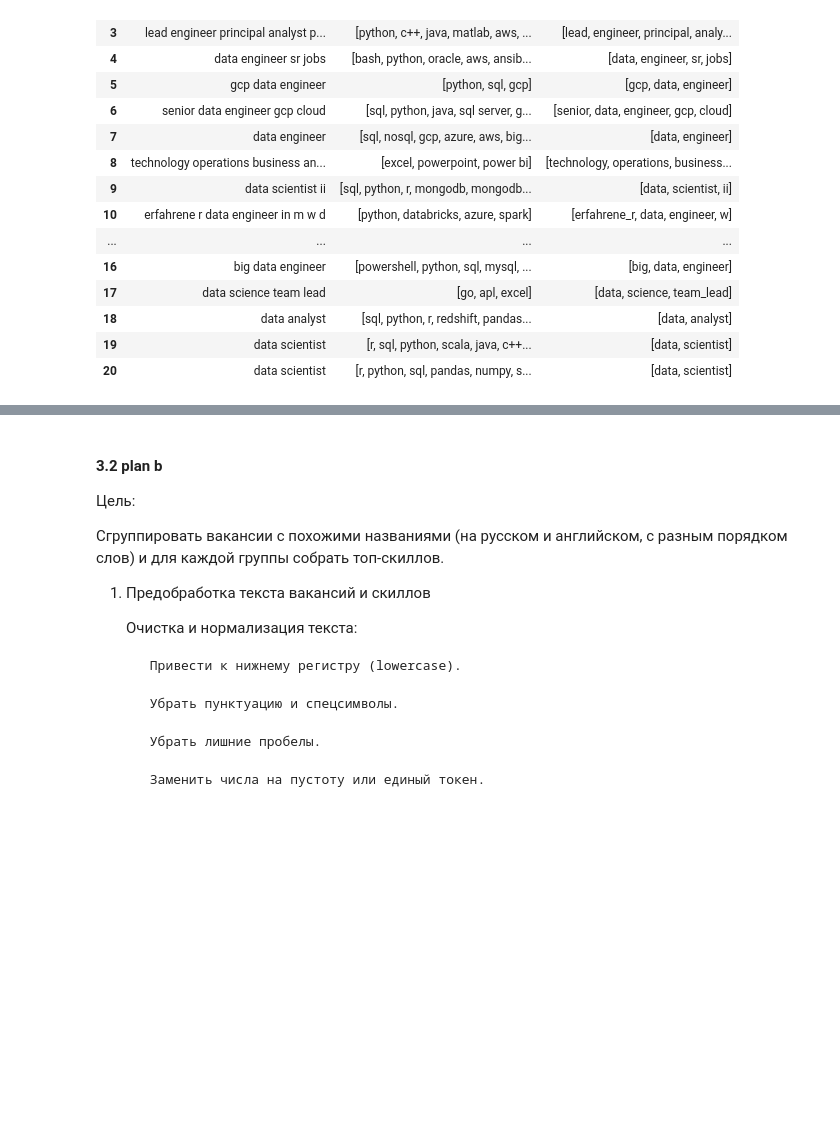
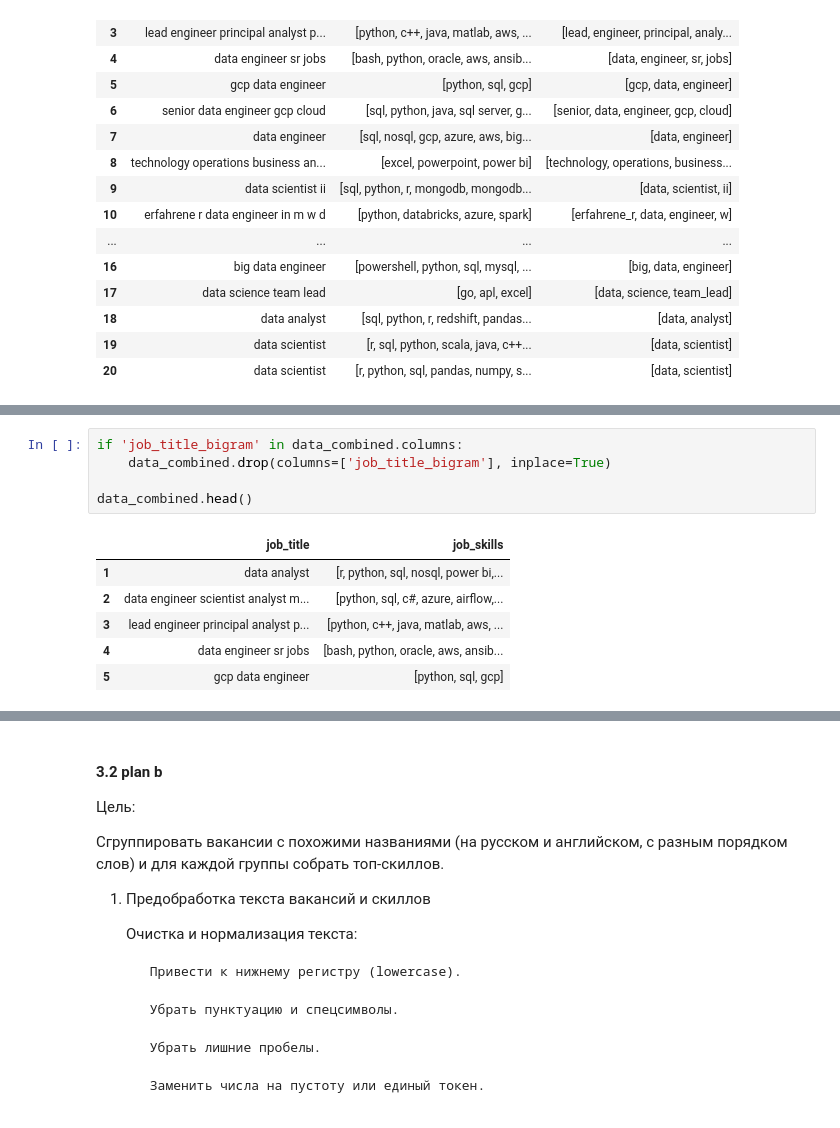
Before and after one commit to IU-Capstone-Project-2025/KIZAK, a Jupyter notebook: ml/jv_mapping.ipynb, the cells around one changed output, grey strips where cells are left out. Cells and saved outputs as stored; diff of their text form; blank space fills up the shorter version.

```diff
--- a/ml/jv_mapping.ipynb
+++ b/ml/jv_mapping.ipynb
@@ -189,0 +259,12 @@ data_combined.head(20)
+# %%
+if 'job_title_bigram' in data_combined.columns:
+    data_combined.drop(columns=['job_title_bigram'], inplace=True)
+
+data_combined.head()
+# %% [output]
+|  | job_title | job_skills |
+| 1 | data analyst | [r, python, sql, nosql, power bi,... |
+| 2 | data engineer scientist analyst m... | [python, sql, c#, azure, airflow,... |
+| 3 | lead engineer principal analyst p... | [python, c++, java, matlab, aws, ... |
+| 4 | data engineer sr jobs | [bash, python, oracle, aws, ansib... |
+| 5 | gcp data engineer | [python, sql, gcp] |
```
Also changed, not shown: parts of 13 cells of this notebook.
